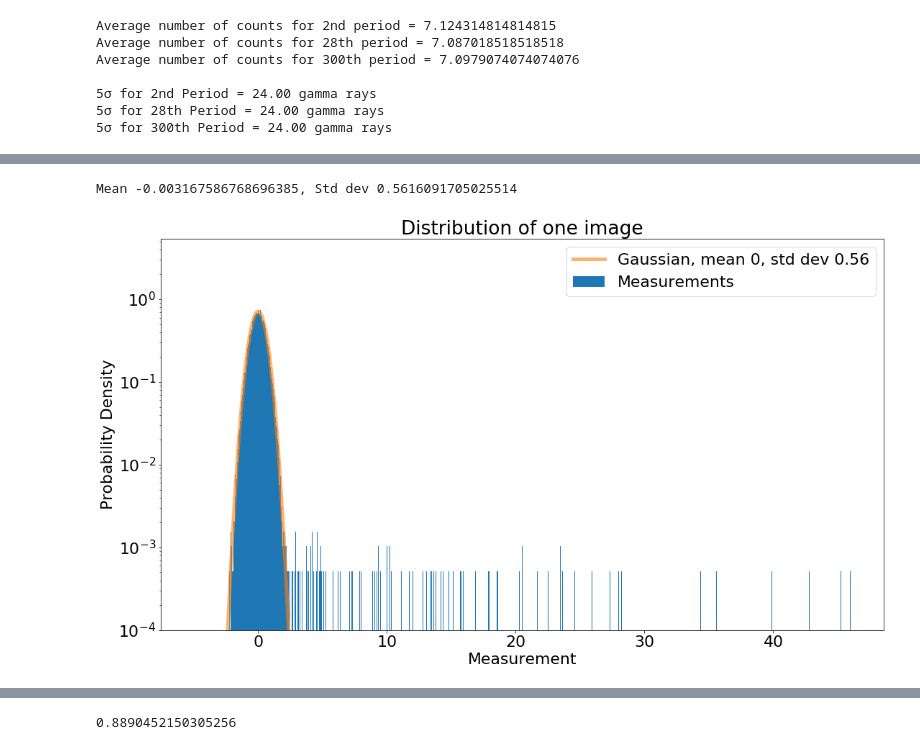
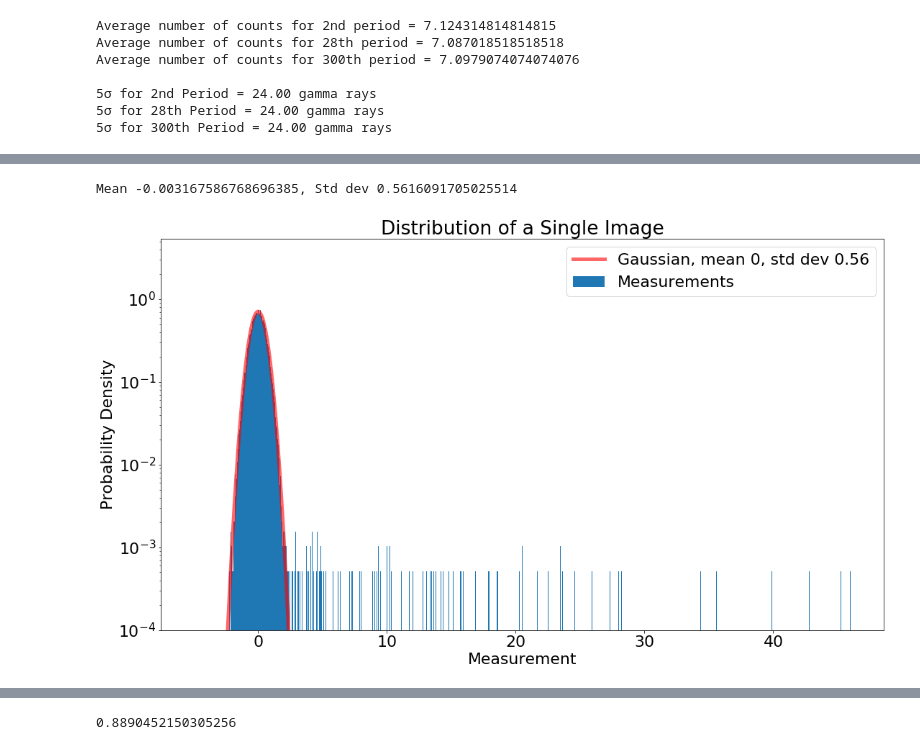
Before and after one commit to ardenchaing/Phys-434, a Jupyter notebook: Lab4.ipynb, the cells around one changed output, grey strips where cells are left out. Drawn from its saved outputs; the diff is of its cells as text; code cells hidden in the pictures.

```diff
--- a/Lab4.ipynb
+++ b/Lab4.ipynb
@@ -184,19 +183,19 @@ The data for image 1 appears to be relatively evenly distributed, spatially spea
 # %%
-plt.title('Distribution of one image')
+plt.title('Distribution of a Single Image')
 plt.xlabel('Measurement')
 plt.ylabel('Probability Density')
 image1_measurements = img_data[:, :, 0].flatten()
 plt.hist(image1_measurements, bins=1000, density=True)
 relevant_data_1 = image1_measurements[image1_measurements < 2]
 mean = np.mean(relevant_data_1)
 std_dev = np.std(relevant_data_1)
 print(f"Mean {mean}, Std dev {std_dev}")
 x = np.linspace(-5, 5, 1000)
 y = stats.norm(mean, std_dev).pdf(x)
-plt.plot(x, y, linewidth=5, alpha=0.6)
+plt.plot(x, y, linewidth=5, alpha=0.6, color='r')
 plt.yscale('log')
 plt.ylim(1e-4, None)
 plt.legend([f"Gaussian, mean 0, std dev {std_dev.round(2)}", 'Measurements']);
 # %% [output]
 Mean -0.003167586768696385, Std dev 0.5616091705025514
-[figure, old version]
+[figure, new version]
```
Also changed, not shown: parts of 22 cells of this notebook, 1 other file.
